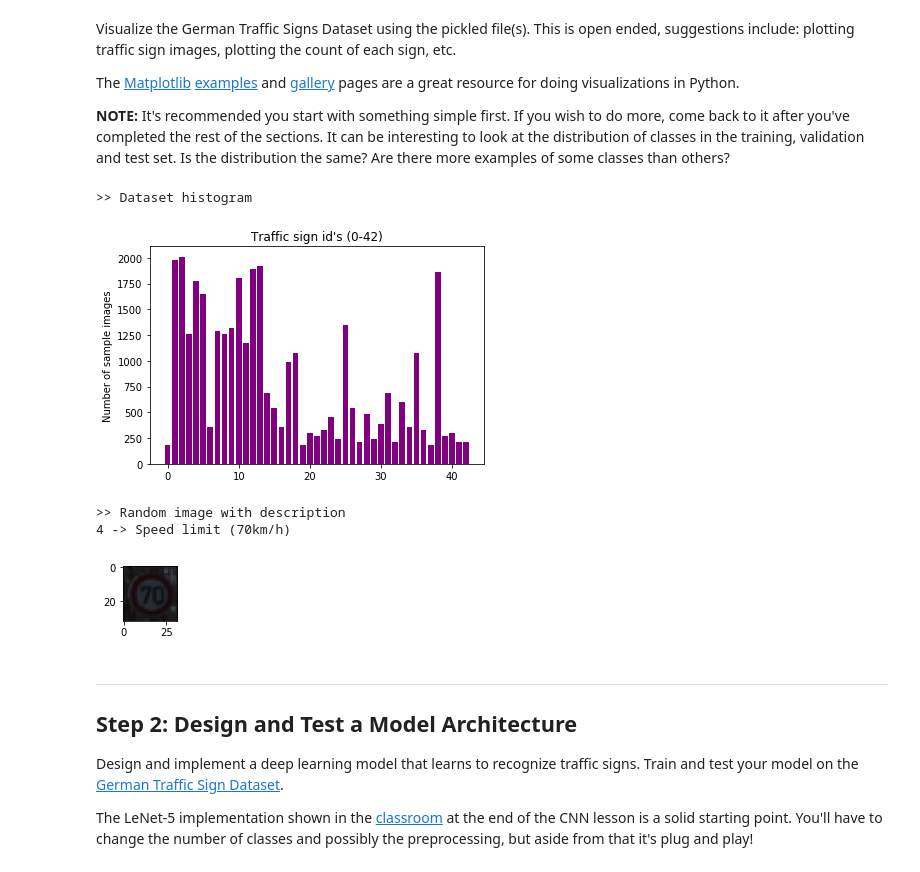
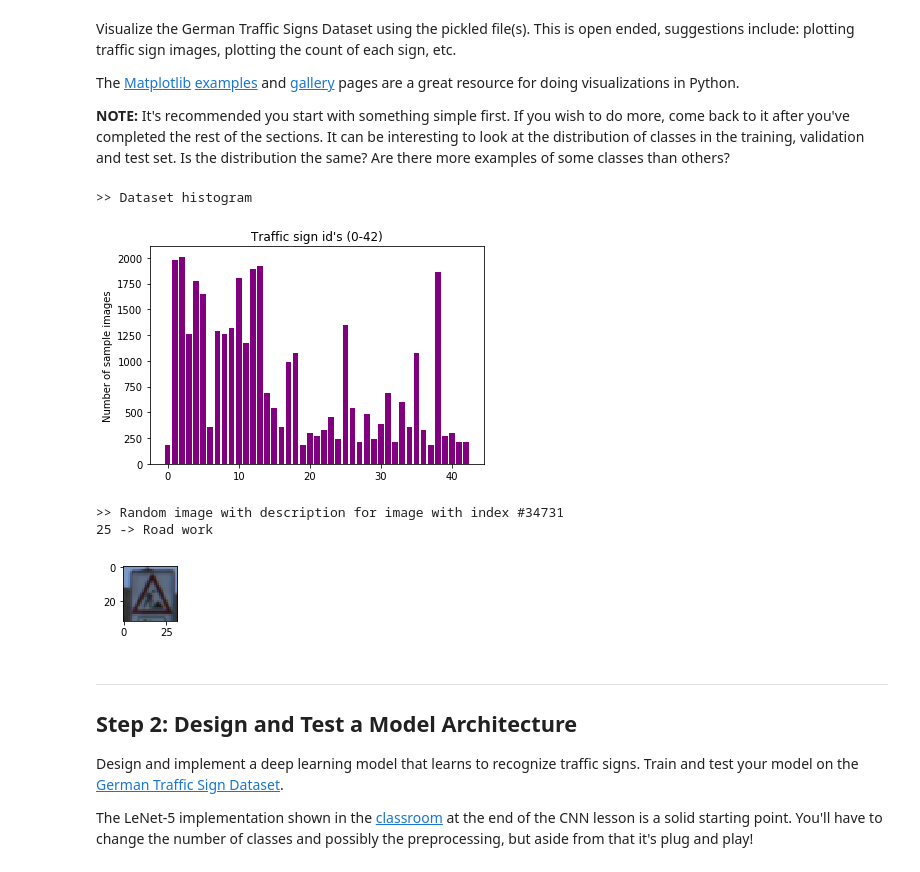
Before and after one commit to itornaza/sdc-traffic-signs, a Jupyter notebook: Traffic_Sign_Classifier.ipynb, the cells around one changed output. Saved outputs shown, nothing was run; the diff lists cells and outputs as text; code cells hidden in the pictures.

```diff
--- a/Traffic_Sign_Classifier.ipynb
+++ b/Traffic_Sign_Classifier.ipynb
@@ -127,39 +127,44 @@ def plotDataSetHistogram():
     x_data = x_data.tolist()
     y_data = y_data.tolist()
     dictionary = dict(zip(x_data, y_data))
 
     # Configure plot
     (fig, ax) = plt.subplots()
     ax.set_ylabel('Number of sample images')
     ax.set_title('Traffic sign id\'s (0-42)')
 
     # Show plot
     plt.bar(list(dictionary.keys()), dictionary.values(), color='purple')
     plt.show()
 
 def plotRandomImage():
-    """Plot a random traffic sign along with it's description"""
-    print(">> Random image with description")
+    """
+    Plot a random traffic sign along with it's description.
+    Returns the index of the random image
+    """
 
     # Get a random image from the training dataset
     index = random.randint(0, len(X_train))
     image = X_train[index].squeeze()
 
     # Plot the random traffic sign
     plt.figure(figsize=(1,1))
     plt.imshow(image)
 
     # Display the classification id and description from the training set
+    print(">> Random image with description for image with index #" + str(index))
     print(str(y_train[index]) + " -> " + class_id_dict[str(y_train[index])])
 
+    return index
+
 plotDataSetHistogram()
-plotRandomImage()
+index = plotRandomImage()
 # %% [output]
 >> Dataset histogram
 [figure]
->> Random image with description
-4 -> Speed limit (70km/h)
+>> Random image with description for image with index #34731
+25 -> Road work
-[figure, old version]
+[figure, new version]
 # %% [markdown]
 ----
 
```
Also changed, not shown: parts of 9 cells of this notebook, 3 other files.
